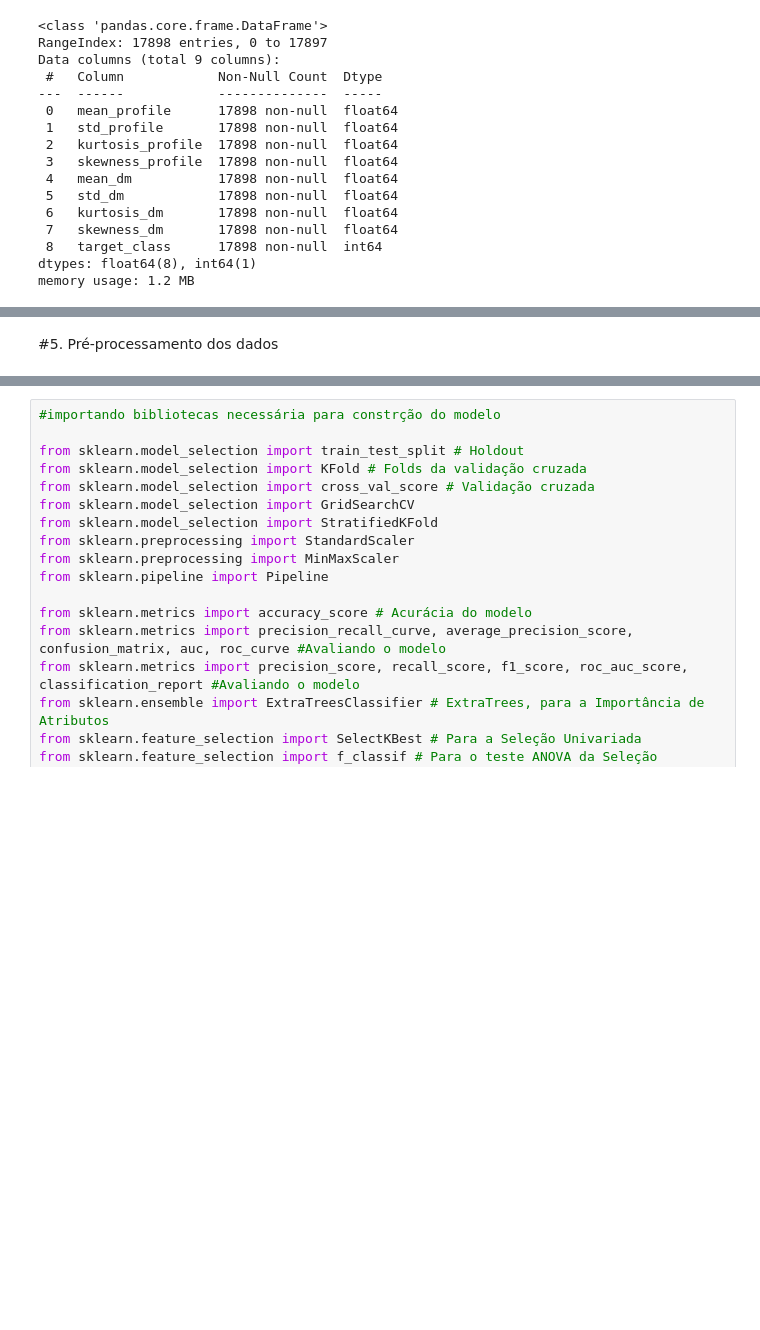
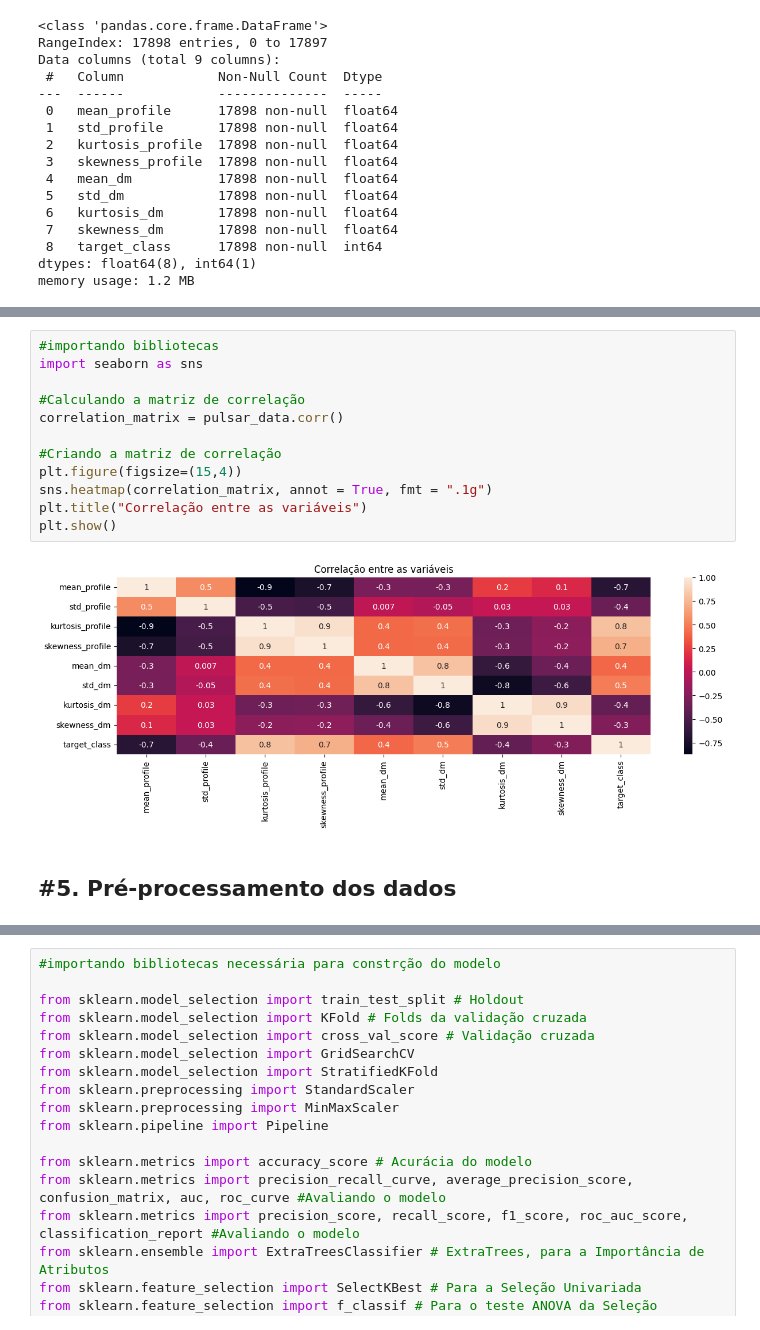
Before and after one commit to CarolineMNves/MVP_PUC_Machine_Learning_e_Deep-Learning, a Jupyter notebook: Projeto_de_Machine_Learning_HTRU2.ipynb, the cells around one changed output, grey strips where cells are left out. Drawn from its saved outputs; the diff is of its cells as text; blank space fills up the shorter version.

```diff
--- a/Projeto_de_Machine_Learning_HTRU2.ipynb
+++ b/Projeto_de_Machine_Learning_HTRU2.ipynb
@@ -85,2 +112,17 @@ pulsar_data.describe()
+# %%
+#importando bibliotecas
+import seaborn as sns
+
+#Calculando a matriz de correlação
+correlation_matrix = pulsar_data.corr()
+
+#Criando a matriz de correlação
+plt.figure(figsize=(15,4))
+sns.heatmap(correlation_matrix, annot = True, fmt = ".1g")
+plt.title("Correlação entre as variáveis")
+plt.show()
+# %% [output]
+[figure, added]
 # %% [markdown]
 #5. Pré-processamento dos dados
+---
```
Also changed, not shown: parts of 51 cells of this notebook.
